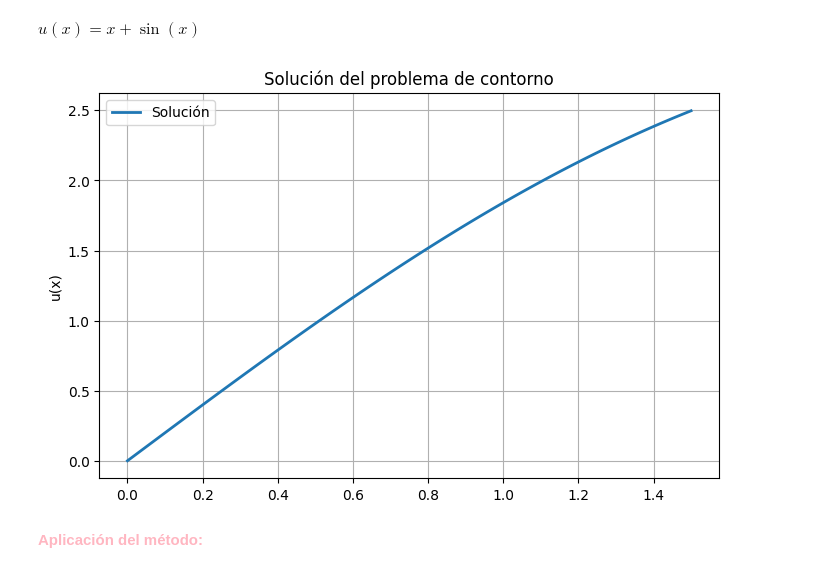
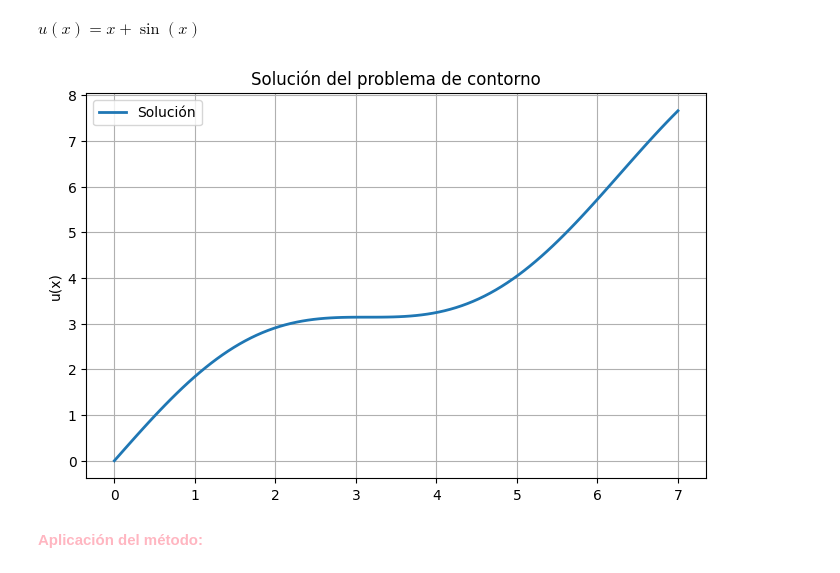
Before and after one commit to Evelyn-Rojas/Ecuaciones-diferenciales-parciales-ll, a Jupyter notebook: MétodoColocación.ipynb, the cells around one changed output. Cells and saved outputs as stored; diff of their text form; code cells hidden in the pictures.

```diff
--- a/MétodoColocación.ipynb
+++ b/MétodoColocación.ipynb
@@ -58,18 +58,18 @@ $\displaystyle u{\left(x \right)} = x + \sin{\left(x \right)}$
 # %%
 u_expr=sol.rhs #Extrae la expresión simbólica de la solución
 u_num=sp.lambdify(x,u_expr, 'numpy') #Convierte la expresión simbólica de sympy a una función numérica rápida compatible con numpy
-xx=np.linspace(0,1.5,100) #Genera números aleatorios
+xx=np.linspace(0,7,100) #Genera números aleatorios
 yy=u_num(xx)
 
 plt.figure(figsize=(8,5))
 plt.plot(xx,yy,label='Solución',linewidth=2)
 plt.title('Solución del problema de contorno')
 plt.ylabel('u(x)')
 plt.grid(True)
 plt.legend()
 plt.show()
 # %% [output]
-[figure, old version]
+[figure, new version]
 # %% [markdown]
 <font color='lightpink'>**Aplicación del método:**
 # %%
```
Also changed, not shown: parts of 4 cells of this notebook.
